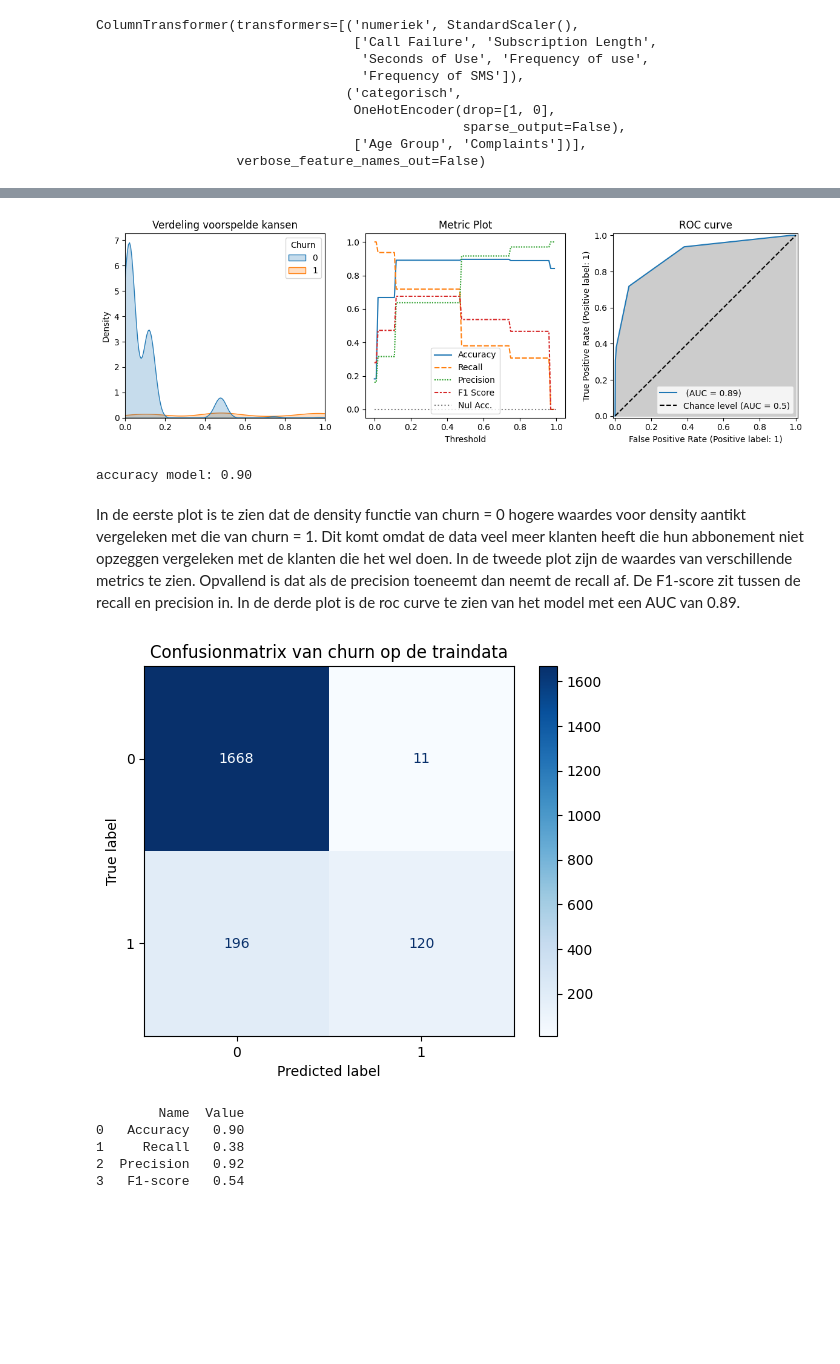
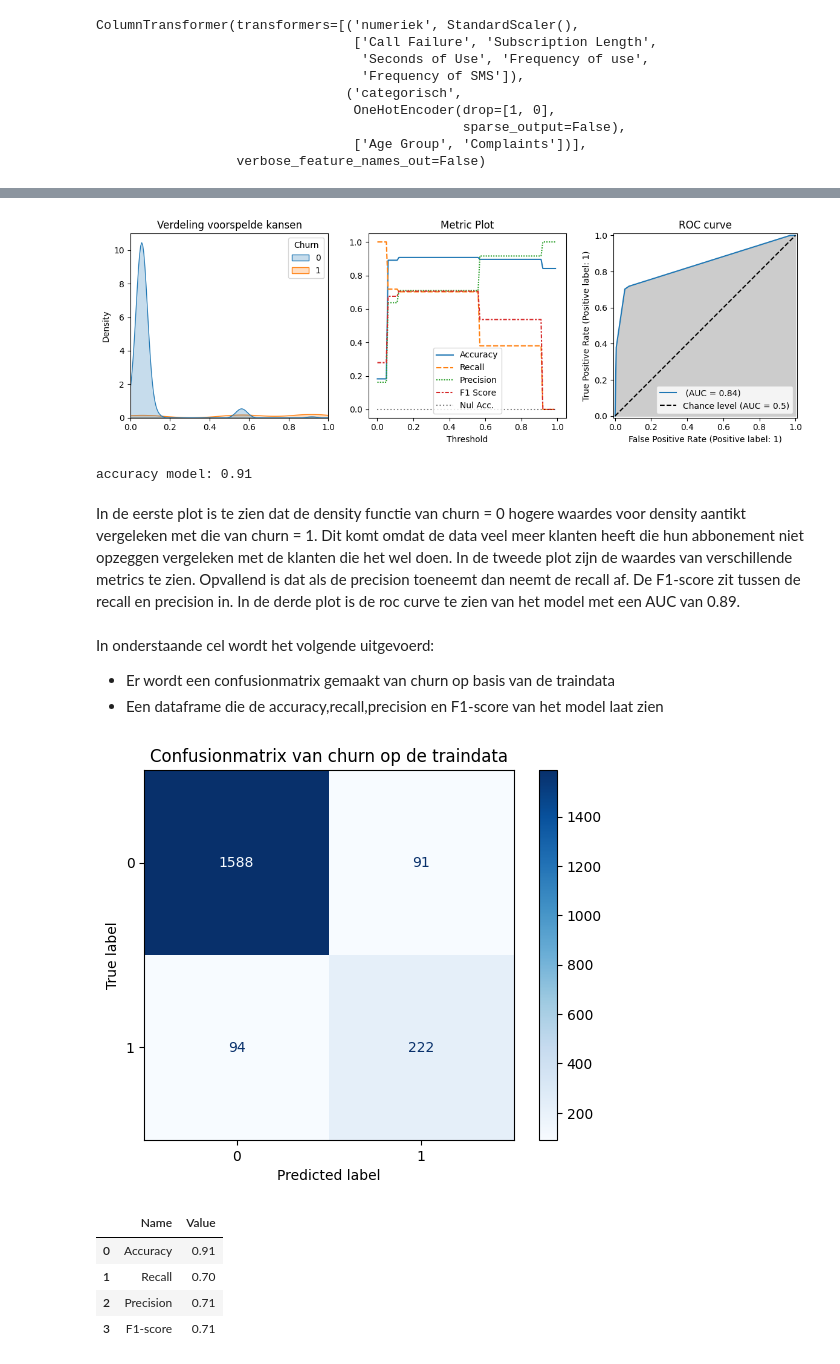
Before and after one commit to Timvc03/Sinusgroep-A31, a Jupyter notebook: DecisionTree/Datapreperation & Modeling beslisboom.ipynb, the cells around one changed output, grey strips where cells are left out. Saved outputs shown, nothing was run; the diff lists cells and outputs as text; code cells hidden in the pictures; blank space fills up the shorter version.

```diff
--- a/DecisionTree/Datapreperation & Modeling beslisboom.ipynb
+++ b/DecisionTree/Datapreperation & Modeling beslisboom.ipynb
@@ -58,7 +62,7 @@ X_train = data_train.drop(columns = ['Churn'])
 y_train = data_train['Churn']
 
 model = Pipeline([('preprocessing', dataprep),
-                  ('model', DecisionTreeClassifier(max_depth = 3,
+                  ('model', DecisionTreeClassifier(max_depth = 4,
                                                    min_samples_leaf=1,random_state = 1987))])
 # de hyperparameters zijn zo gekozen,omdat het aanbevolen wordt door de userguide van sklearn.
 model.fit(X_train, y_train)
@@ -84,7 +89,7 @@ In de visualisatie is de boom te zien van de decisiontree. De boom is niet al te
 # %%
 # De waardes van alpha worden gehaald uit de volledige boom.
 
-alphas = DecisionTreeClassifier(max_depth = 3,min_samples_leaf = 1,random_state = 1987).fit(X_train, y_train).cost_complexity_pruning_path(X_train, y_train)
+alphas = DecisionTreeClassifier(max_depth = 4,min_samples_leaf = 1,random_state = 1987).fit(X_train, y_train).cost_complexity_pruning_path(X_train, y_train)
 alphas = np.unique(alphas['ccp_alphas'])
 alphas
 # %% [output]
@@ -96,7 +101,8 @@ array([0.        , 0.00123394, 0.00360723, 0.00652479, 0.01132183,
 
 gridsearch = GridSearchCV(
     model,
-    param_grid = {'model__ccp_alpha' : alphas},
+    param_grid = {'model__ccp_alpha' : alphas
+                  },
     scoring = 'accuracy',
     n_jobs=-2).fit(X_train, y_train)
 
@@ -105,4 +111,5 @@ best_alpha = gridsearch.best_params_['model__ccp_alpha']
 best_score = gridsearch.best_score_
 
 print(f'Best gevonden alpha: {best_alpha:.4e}, accuracy = {best_score:.2f}')
+gridsearch.best_estimator_
 # %% [output]
@@ -181,35 +207,39 @@ plt.title('ROC curve')
 plt.show()
 print(f'accuracy model: {accuracy_score(y_train,gridsearch.predict(X_train)):.2f}')
 # %% [output]
-[figure, old version]
+[figure, new version]
-accuracy model: 0.90
+accuracy model: 0.91
 # %% [markdown]
 In de eerste plot is te zien dat de density functie van churn = 0 hogere waardes voor density aantikt vergeleken met die van churn = 1. Dit komt omdat de data veel meer klanten heeft die hun abbonement niet opzeggen vergeleken met de klanten die het wel doen.
 In de tweede plot zijn de waardes van verschillende metrics te zien. Opvallend is dat als de precision toeneemt dan neemt de recall af. De F1-score zit tussen de recall en precision in.
 In de derde plot is de roc curve te zien van het model met een AUC van 0.89.
+# %% [markdown]
+In onderstaande cel wordt het volgende uitgevoerd:
+- Er wordt een confusionmatrix gemaakt van churn op basis van de traindata
+- Een dataframe die de accuracy,recall,precision en F1-score van het model laat zien
 # %%
 # Confusionmatrix van de voorspelling.
 
 y_pred = gridsearch.predict(X_train)
 ConfusionMatrixDisplay.from_predictions(y_train,y_pred, cmap = 'Blues')
 plt.title('Confusionmatrix van churn op de traindata')
 plt.show()
 
 # Hier worden de accuracy, f1, precision en recall scores berekend en gegeven.
 acc = round(accuracy_score(y_train, y_pred ), 2)
 rec = round(recall_score(y_train, y_pred ), 2)
 pre = round(precision_score(y_train, y_pred ), 2)
 fsco = round(f1_score(y_train, y_pred ), 2)
 
 table = {"Name": ["Accuracy", "Recall", "Precision", "F1-score"],
         "Value": [acc, rec, pre, fsco]}
 df = pd.DataFrame(table)
-print(df)
+df
 # %% [output]
-[figure, old version]
+[figure, new version]
-        Name  Value
-0   Accuracy   0.90
-1     Recall   0.38
-2  Precision   0.92
-3   F1-score   0.54
+|  | Name | Value |
+| 0 | Accuracy | 0.91 |
+| 1 | Recall | 0.70 |
+| 2 | Precision | 0.71 |
+| 3 | F1-score | 0.71 |
 # %% [markdown]
```
Also changed, not shown: parts of 13 cells of this notebook.
